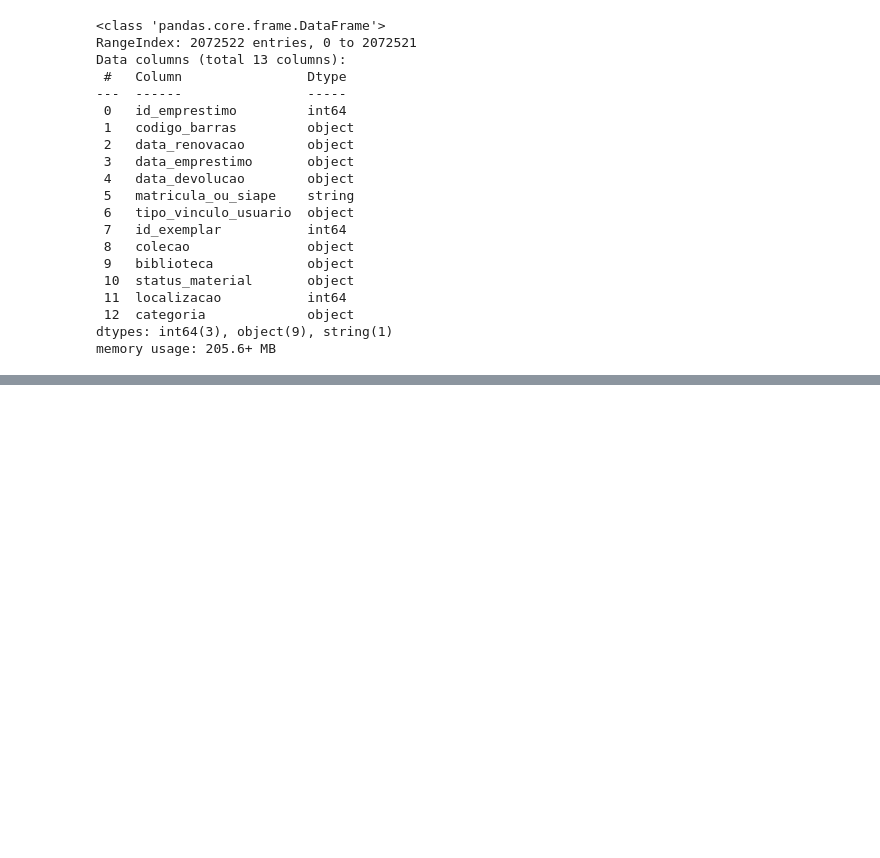
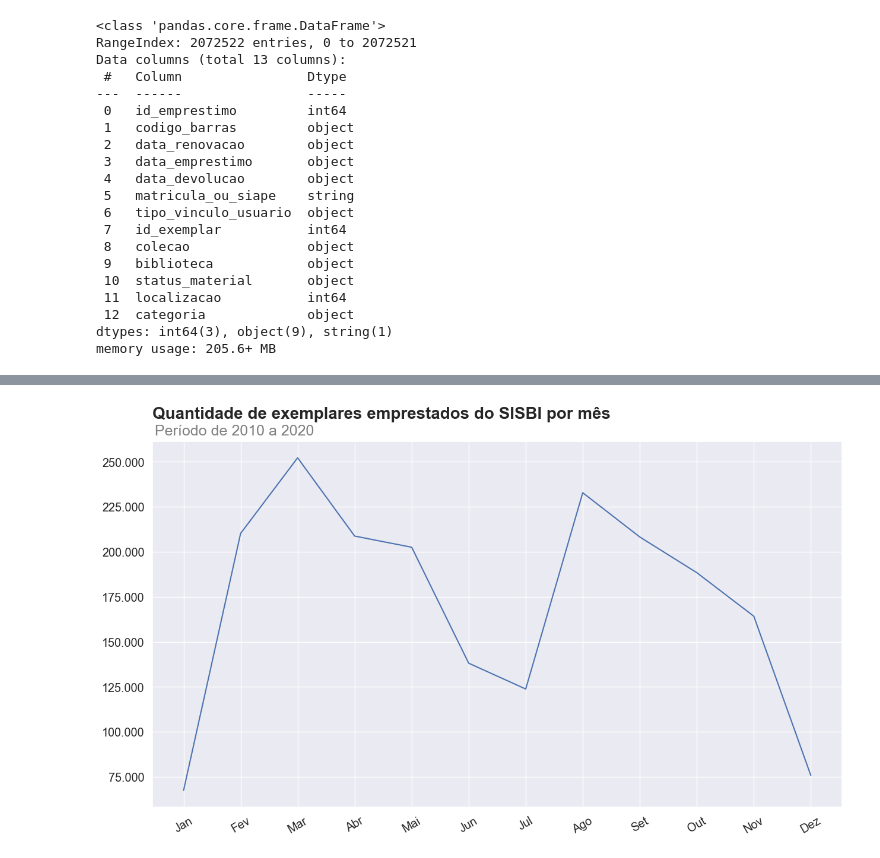
Before and after one commit to MatheusgMoreira/projeto_biblioteca, a Jupyter notebook: biblioteca.ipynb, the cells around one changed output, grey strips where cells are left out. Drawn from its saved outputs; the diff is of its cells as text; code cells hidden in the pictures; blank space fills up the shorter version.

```diff
--- a/biblioteca.ipynb
+++ b/biblioteca.ipynb
@@ -219,0 +318,3 @@ memory usage: 205.6+ MB
+# %%
+emprestimos_por_mes = emprestimos_data.groupby(by=emprestimos_data['data'].dt.month)['quantidade'].sum().reset_index()
+emprestimos_por_mes
@@ -219,0 +335,8 @@ memory usage: 205.6+ MB
+# %%
+dicionario_meses = {1:'Jan',2:'Fev',3:'Mar',4:'Abr',
+                    5:'Mai',6:'Jun',7:'Jul',8:'Ago',
+                    9:'Set',10:'Out',11:'Nov',12:'Dez'}
+# %%
+emprestimos_por_mes.columns = ['mes', 'total']
+emprestimos_por_mes['mes'] = emprestimos_por_mes['mes'].map(dicionario_meses)
+emprestimos_por_mes
@@ -219,0 +357,12 @@ memory usage: 205.6+ MB
+# %%
+ax = sns.lineplot(data=emprestimos_por_mes,x='mes',y='total')
+ax.set(xlabel=None,ylabel=None)
+ax.tick_params(axis='x',rotation=30)
+ax.yaxis.set_major_formatter(ticker.FuncFormatter(lambda x, p: format(int(x), ',').replace(',','.')))
+
+ax.set_title("Quantidade de exemplares emprestados do SISBI por mês"+"\n",size=20,loc='left',weight='bold')
+ax.text(s='Período de 2010 a 2020',x=-0.5,y=265000,fontsize=18, ha='left',color='gray')
+
+ax=ax
+# %% [output]
+[figure, added]
```
Also changed, not shown: parts of 17 cells of this notebook.
